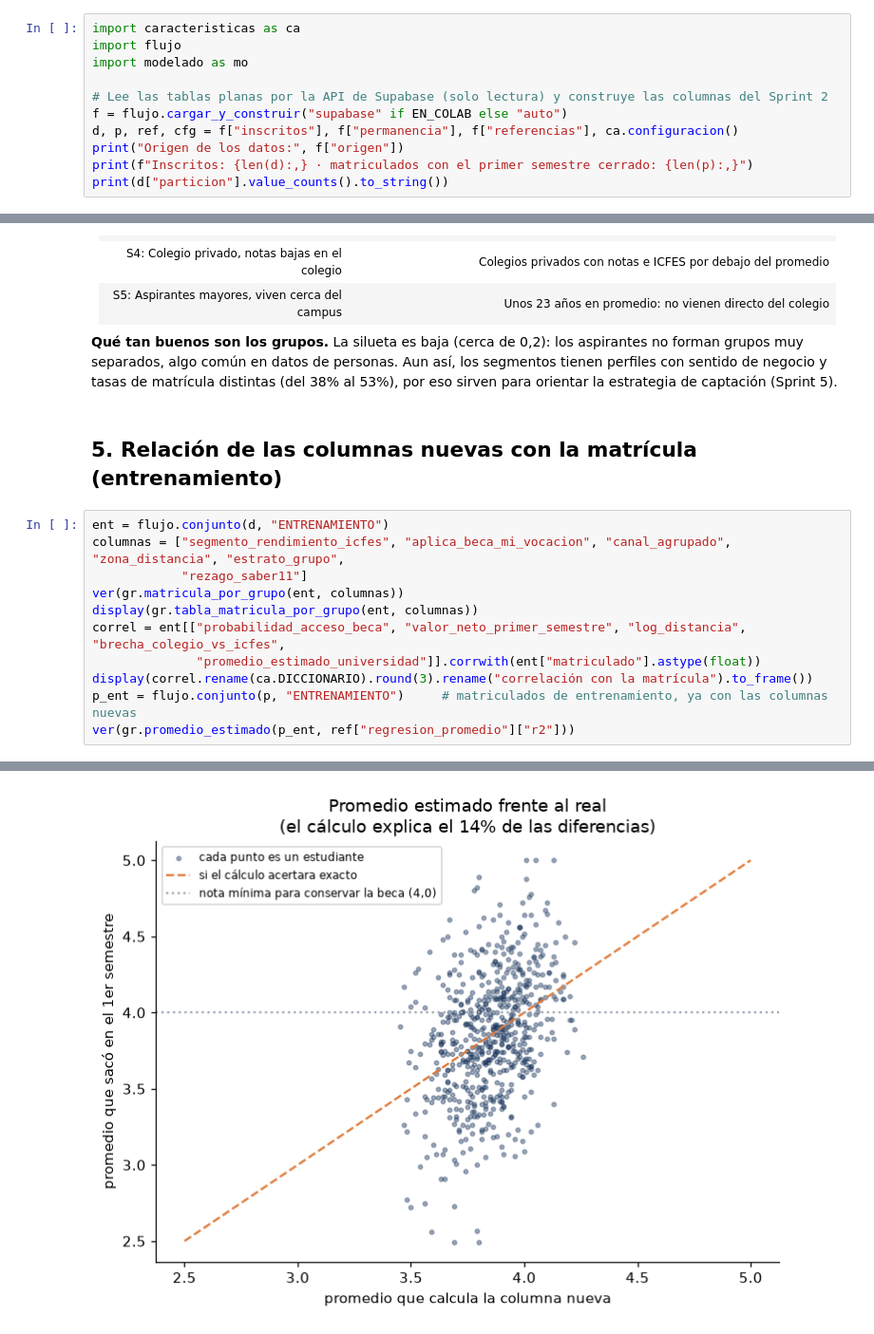
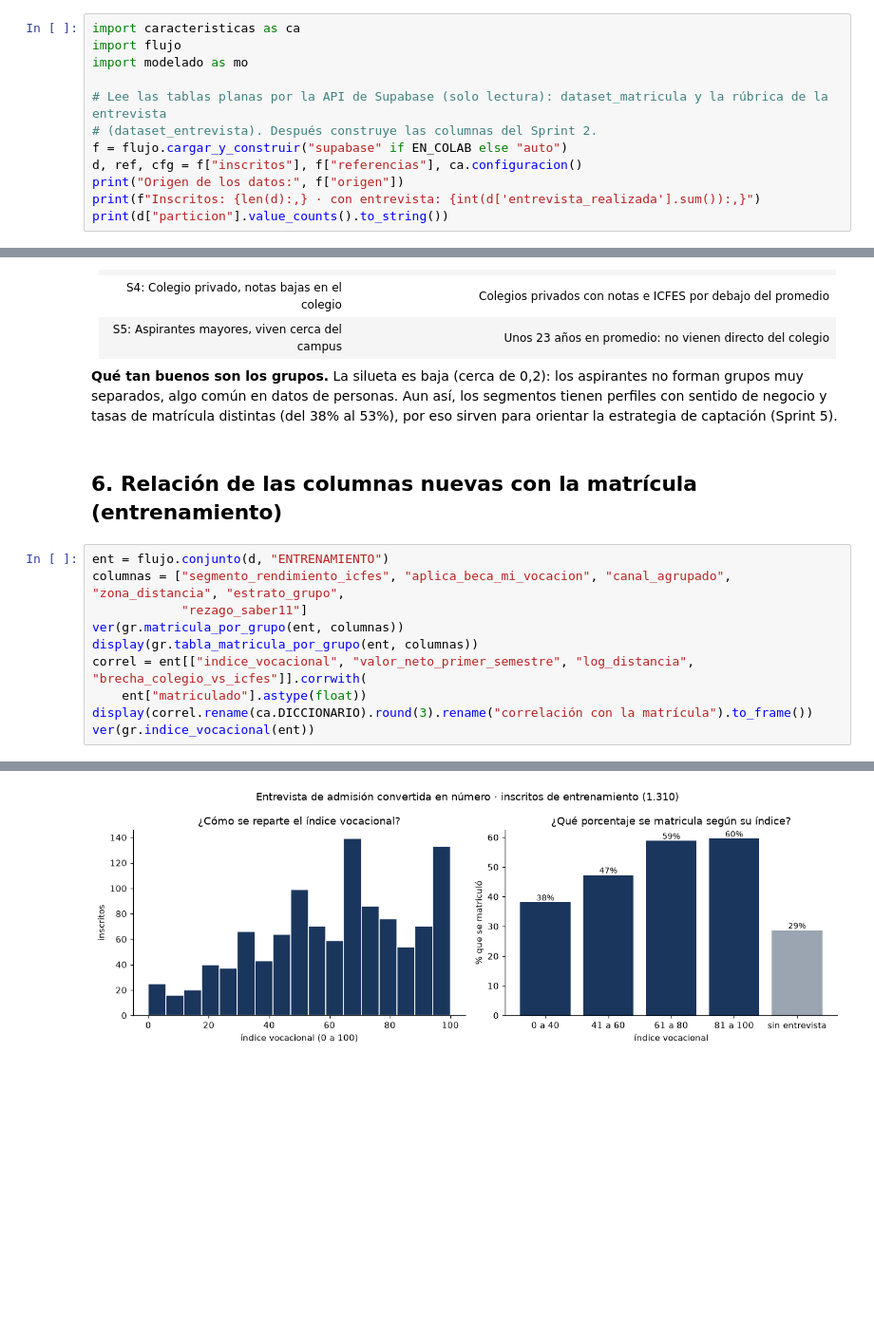
Before and after one commit to xyosho/Proyecto-Homologacion-ML, a Jupyter notebook: sprint2_caracteristicas_local.ipynb, the cells around one changed output, grey strips where cells are left out. Shown at 95% size. Cells and saved outputs as stored; diff of their text form; blank space fills up the shorter version.

Commit message:
Sprint 2: regresión logística e índice vocacional de la entrevista
Co-Authored-By: Claude Opus 5.5 <noreply@anthropic.com>

```diff
--- a/sprint2_caracteristicas_local.ipynb
+++ b/sprint2_caracteristicas_local.ipynb
@@ -51,11 +52,12 @@ import caracteristicas as ca
 import flujo
 import modelado as mo
 
-# Lee las tablas planas por la API de Supabase (solo lectura) y construye las columnas del Sprint 2
+# Lee las tablas planas por la API de Supabase (solo lectura): dataset_matricula y la rúbrica de la entrevista
+# (dataset_entrevista). Después construye las columnas del Sprint 2.
 f = flujo.cargar_y_construir("supabase" if EN_COLAB else "auto")
-d, p, ref, cfg = f["inscritos"], f["permanencia"], f["referencias"], ca.configuracion()
+d, ref, cfg = f["inscritos"], f["referencias"], ca.configuracion()
 print("Origen de los datos:", f["origen"])
-print(f"Inscritos: {len(d):,} · matriculados con el primer semestre cerrado: {len(p):,}")
+print(f"Inscritos: {len(d):,} · con entrevista: {int(d['entrevista_realizada'].sum()):,}")
 print(d["particion"].value_counts().to_string())
 # %% [output]
 Origen de los datos: Supabase (API de solo lectura)
@@ -195,18 +233,17 @@ oficiales (públicos). La tabla muestra los valores reales para comprobarlo.
 algo común en datos de personas. Aun así, los segmentos tienen perfiles con sentido de negocio y tasas de matrícula
 distintas (del 38% al 53%), por eso sirven para orientar la estrategia de captación (Sprint 5).
 # %% [markdown]
-## 5. Relación de las columnas nuevas con la matrícula (entrenamiento)
+## 6. Relación de las columnas nuevas con la matrícula (entrenamiento)
 # %%
 ent = flujo.conjunto(d, "ENTRENAMIENTO")
 columnas = ["segmento_rendimiento_icfes", "aplica_beca_mi_vocacion", "canal_agrupado", "zona_distancia", "estrato_grupo",
             "rezago_saber11"]
 ver(gr.matricula_por_grupo(ent, columnas))
 display(gr.tabla_matricula_por_grupo(ent, columnas))
-correl = ent[["probabilidad_acceso_beca", "valor_neto_primer_semestre", "log_distancia", "brecha_colegio_vs_icfes",
-              "promedio_estimado_universidad"]].corrwith(ent["matriculado"].astype(float))
+correl = ent[["indice_vocacional", "valor_neto_primer_semestre", "log_distancia", "brecha_colegio_vs_icfes"]].corrwith(
+    ent["matriculado"].astype(float))
 display(correl.rename(ca.DICCIONARIO).round(3).rename("correlación con la matrícula").to_frame())
-p_ent = flujo.conjunto(p, "ENTRENAMIENTO")     # matriculados de entrenamiento, ya con las columnas nuevas
-ver(gr.promedio_estimado(p_ent, ref["regresion_promedio"]["r2"]))
+ver(gr.indice_vocacional(ent))
 # %% [output]
 [figure]
 |  | Característica | Grupo | Inscritos | % que se matriculó |
@@ -235,4 +271,4 @@ ver(gr.promedio_estimado(p_ent, ref["regresion_promedio"]["r2"]))
-[figure, old version]
+[figure, new version]
 # %% [markdown]
 **Lectura.**
 - El segmento ICFES ALTO (310-349) se matricula más que el SUPERIOR (≥ 350): los puntajes muy altos tienen más
```
Also changed, not shown: parts of 16 cells of this notebook, 18 other files.
